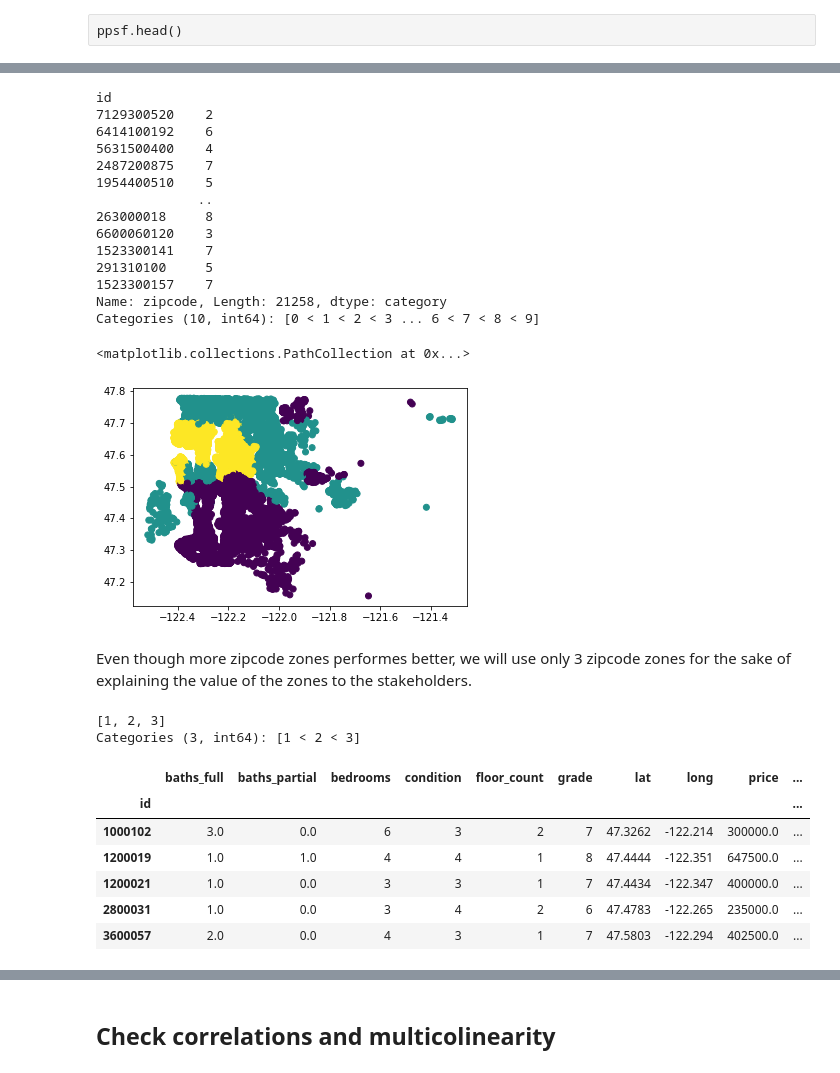
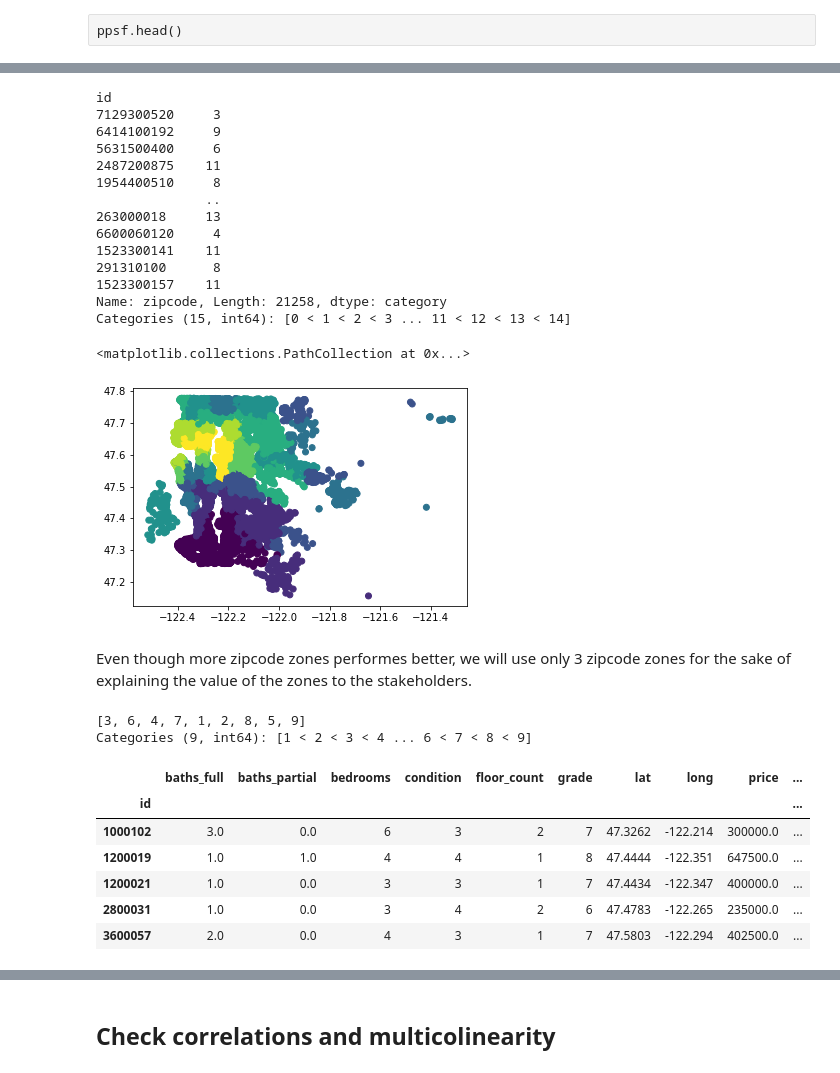
Before and after one commit to benbogart/King-County-Housing-Price, a Jupyter notebook: Good enough.ipynb, the cells around one changed output, grey strips where cells are left out. Saved outputs shown, nothing was run; the diff lists cells and outputs as text; code cells hidden in the pictures.

Commit message:
final models complete

```diff
--- a/Good enough.ipynb
+++ b/Good enough.ipynb
@@ -244,7 +245,7 @@ Name: sqft_basement, dtype: int64
 X = df.drop('price', axis=1)
 y = df['price']
 
-model = sm.OLS(y, X).fit()
+model = sm.OLS(y, sm.add_constant(X)).fit()
 model.summary()
 # %% [output]
 OLS Regression Results
@@ -310,7 +311,7 @@ def quicktest(X, y, name=None):
 
     rmses = cross_validate_rmse(X, y)
 
-    model = sm.OLS(y, X).fit()
+    model = sm.OLS(y, sm.add_constant(X)).fit()
 
     summary = {'r2_adjusted': model.rsquared_adj,
                'train_rmse': rmses[0],
@@ -1388,7 +1427,7 @@ model_report()
 # %% [markdown]
 ## sqft_basement
 # %%
-sb = sa.copy()
+wf = sa.copy()
 sb.head(2)
 # %% [output]
 |  | baths_full | baths_partial | bedrooms | condition | floor_count | grade | lat | long | price | ... |
@@ -2014,7 +2056,7 @@ ppsf['price_sqft'] = ppsf['price'] / ppsf['sqft_living']
 zip_means = ppsf.groupby('zipcode').median()
 
 
-for bins in range(1,11):
+for bins in range(1,16):
     df = zips.copy()
 
     #bins *= 3
@@ -2054,7 +2096,7 @@ plt.plot(binsizes, r2_adjs, label='R2_adj')
 plt.title('R2 change by zipcode bin size')
 plt.ylabel('R2 Adjusted')
 plt.xlabel('Number of Bins')
-plt.axvline(x=3, c='r', ls='--' )
+plt.axvline(x=9, c='r', ls='--' )
 #plt.axvline(x=6, c='g', ls='--' )
 
 plt.sca(ax2)
@@ -2062,7 +2104,7 @@ plt.plot(binsizes, test_rmses, label='rmse')
 plt.title('RMSE change by zipcode bin size')
 plt.ylabel('RMSE')
 plt.xlabel('Number of Bins')
-plt.axvline(x=3, c='r', ls='--' )
+plt.axvline(x=9, c='r', ls='--' )
 #plt.axvline(x=6, c='g', ls='--' )
 
 plt.tight_layout()
@@ -2093,29 +2145,29 @@ testing zipcodes with 10 bins
 zipcode_cat
 # %% [output]
 id
-7129300520    2
-6414100192    6
-5631500400    4
-2487200875    7
-1954400510    5
-             ..
-263000018     8
-6600060120    3
-1523300141    7
-291310100     5
-1523300157    7
+7129300520     3
+6414100192     9
+5631500400     6
+2487200875    11
+1954400510     8
+              ..
+263000018     13
+6600060120     4
+1523300141    11
+291310100      8
+1523300157    11
 Name: zipcode, Length: 21258, dtype: category
-Categories (10, int64): [0 < 1 < 2 < 3 ... 6 < 7 < 8 < 9]
+Categories (15, int64): [0 < 1 < 2 < 3 ... 11 < 12 < 13 < 14]
 # %%
 # visualize the zones
 
-zones = 3
+zones = 9
 zip_cats = pd.qcut(zip_means['price_sqft'].sort_values(), zones, labels=(range(zones)))
 zipcode_cat = df['zipcode'].map(zip_cats)
 plt.scatter(df['long'], df['lat'], c=zipcode_cat)
 # %% [output]
 <matplotlib.collections.PathCollection at 0x...>
-[figure, old version]
+[figure, new version]
 # %% [markdown]
 Even though more zipcode zones performes better, we will use only 3 zipcode zones for the sake of explaining the value of the zones to the stakeholders.
 # %%
@@ -2123,7 +2175,7 @@ Even though more zipcode zones performes better, we will use only 3 zipcode zone
 
 df = zips.copy()
 
-zip_cats = pd.qcut(zip_means['price_sqft'].sort_values(), 3, labels=[1,2,3])
+zip_cats = pd.qcut(zip_means['price_sqft'].sort_values(), 9, labels=list(range(1,10)))
 
 zipcode_cat = df['zipcode'].map(zip_cats)
 display(zipcode_cat.unique())
@@ -2142,10 +2194,10 @@ y =df['price']
 
 quicktest(X, y, '8 (zipcode bins)')
 
-df_section = df.copy()
+df_zips_as_cats = df.copy()
 # %% [output]
-[1, 2, 3]
-Categories (3, int64): [1 < 2 < 3]
+[3, 6, 4, 7, 1, 2, 8, 5, 9]
+Categories (9, int64): [1 < 2 < 3 < 4 ... 6 < 7 < 8 < 9]
 |  | baths_full | baths_partial | bedrooms | condition | floor_count | grade | lat | long | price | ... |
 | id |  |  |  |  |  |  |  |  |  | ... |
 | 1000102 | 3.0 | 0.0 | 6 | 3 | 2 | 7 | 47.3262 | -122.214 | 300000.0 | ... |
```
Also changed, not shown: parts of 126 cells of this notebook, 5 other files.
